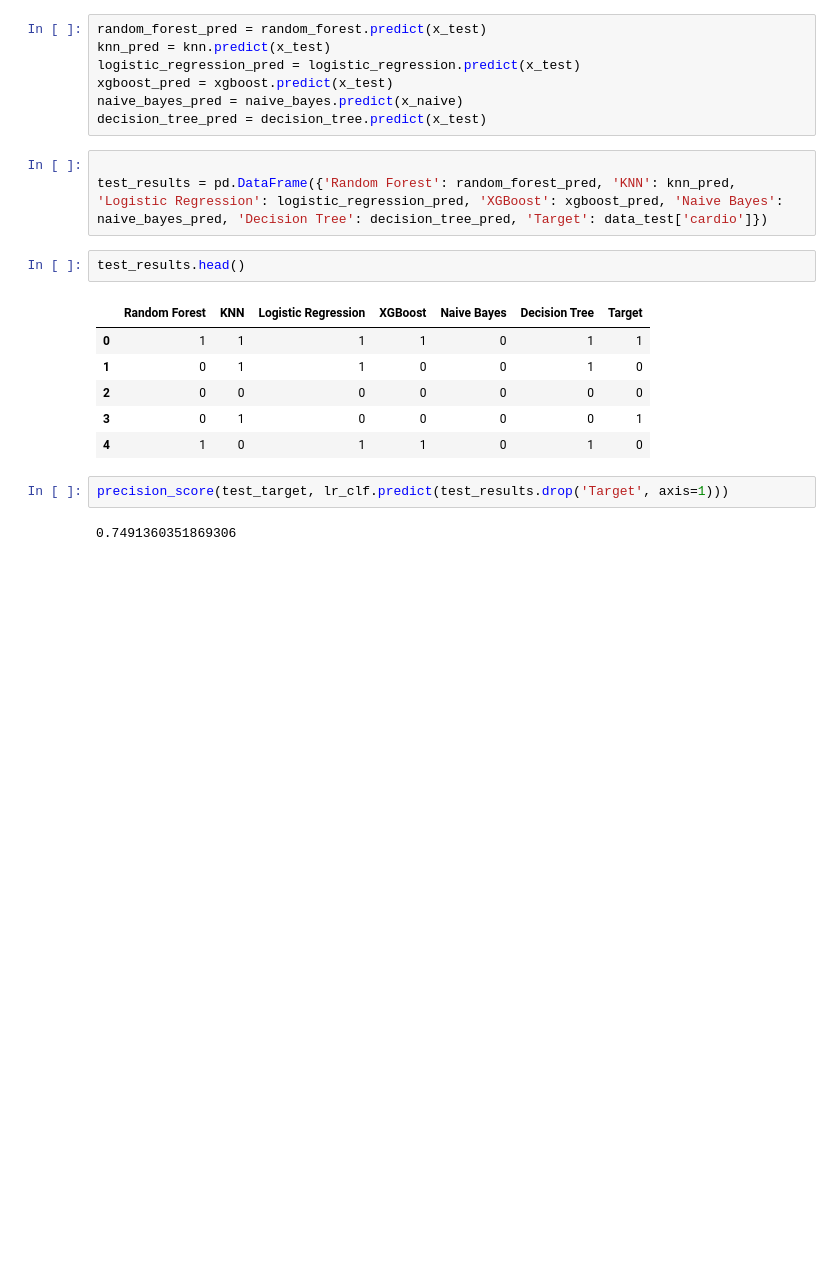
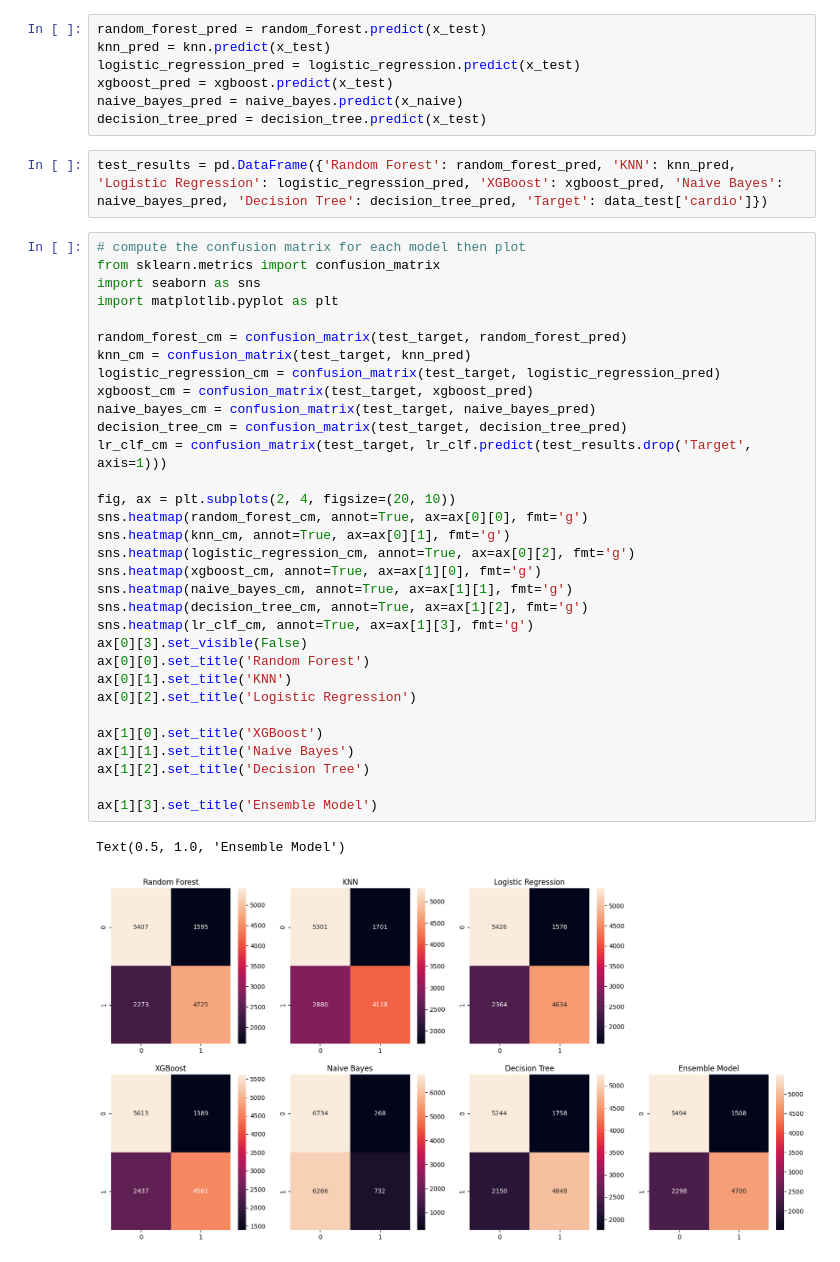
Before and after one commit to cxmedeiros/Projeto-Estatistica, a Jupyter notebook: ensemble.ipynb, the cells around one changed output. Drawn from its saved outputs; the diff is of its cells as text; blank space fills up the shorter version.

```diff
--- a/ensemble.ipynb
+++ b/ensemble.ipynb
@@ -252,18 +269,39 @@ xgboost_pred = xgboost.predict(x_test)
 naive_bayes_pred = naive_bayes.predict(x_naive)
 decision_tree_pred = decision_tree.predict(x_test)
 # %%
-
 test_results = pd.DataFrame({'Random Forest': random_forest_pred, 'KNN': knn_pred, 'Logistic Regression': logistic_regression_pred, 'XGBoost': xgboost_pred, 'Naive Bayes': naive_bayes_pred, 'Decision Tree': decision_tree_pred, 'Target': data_test['cardio']})
-# %%
-test_results.head()
-# %% [output]
-|  | Random Forest | KNN | Logistic Regression | XGBoost | Naive Bayes | Decision Tree | Target |
-| 0 | 1 | 1 | 1 | 1 | 0 | 1 | 1 |
-| 1 | 0 | 1 | 1 | 0 | 0 | 1 | 0 |
-| 2 | 0 | 0 | 0 | 0 | 0 | 0 | 0 |
-| 3 | 0 | 1 | 0 | 0 | 0 | 0 | 1 |
-| 4 | 1 | 0 | 1 | 1 | 0 | 1 | 0 |
-# %%
-precision_score(test_target, lr_clf.predict(test_results.drop('Target', axis=1)))
-# %% [output]
-0.7491360351869306
+# %%
+# compute the confusion matrix for each model then plot
+from sklearn.metrics import confusion_matrix
+import seaborn as sns
+import matplotlib.pyplot as plt
+
+random_forest_cm = confusion_matrix(test_target, random_forest_pred)
+knn_cm = confusion_matrix(test_target, knn_pred)
+logistic_regression_cm = confusion_matrix(test_target, logistic_regression_pred)
+xgboost_cm = confusion_matrix(test_target, xgboost_pred)
+naive_bayes_cm = confusion_matrix(test_target, naive_bayes_pred)
+decision_tree_cm = confusion_matrix(test_target, decision_tree_pred)
+lr_clf_cm = confusion_matrix(test_target, lr_clf.predict(test_results.drop('Target', axis=1)))
+
+fig, ax = plt.subplots(2, 4, figsize=(20, 10))
+sns.heatmap(random_forest_cm, annot=True, ax=ax[0][0], fmt='g')
+sns.heatmap(knn_cm, annot=True, ax=ax[0][1], fmt='g')
+sns.heatmap(logistic_regression_cm, annot=True, ax=ax[0][2], fmt='g')
+sns.heatmap(xgboost_cm, annot=True, ax=ax[1][0], fmt='g')
+sns.heatmap(naive_bayes_cm, annot=True, ax=ax[1][1], fmt='g')
+sns.heatmap(decision_tree_cm, annot=True, ax=ax[1][2], fmt='g')
+sns.heatmap(lr_clf_cm, annot=True, ax=ax[1][3], fmt='g')
+ax[0][3].set_visible(False)
+ax[0][0].set_title('Random Forest')
+ax[0][1].set_title('KNN')
+ax[0][2].set_title('Logistic Regression')
+
+ax[1][0].set_title('XGBoost')
+ax[1][1].set_title('Naive Bayes')
+ax[1][2].set_title('Decision Tree')
+
+ax[1][3].set_title('Ensemble Model')
+# %% [output]
+Text(0.5, 1.0, 'Ensemble Model')
+[figure, added]
```
Also changed, not shown: parts of 12 cells of this notebook, 13 other files.
